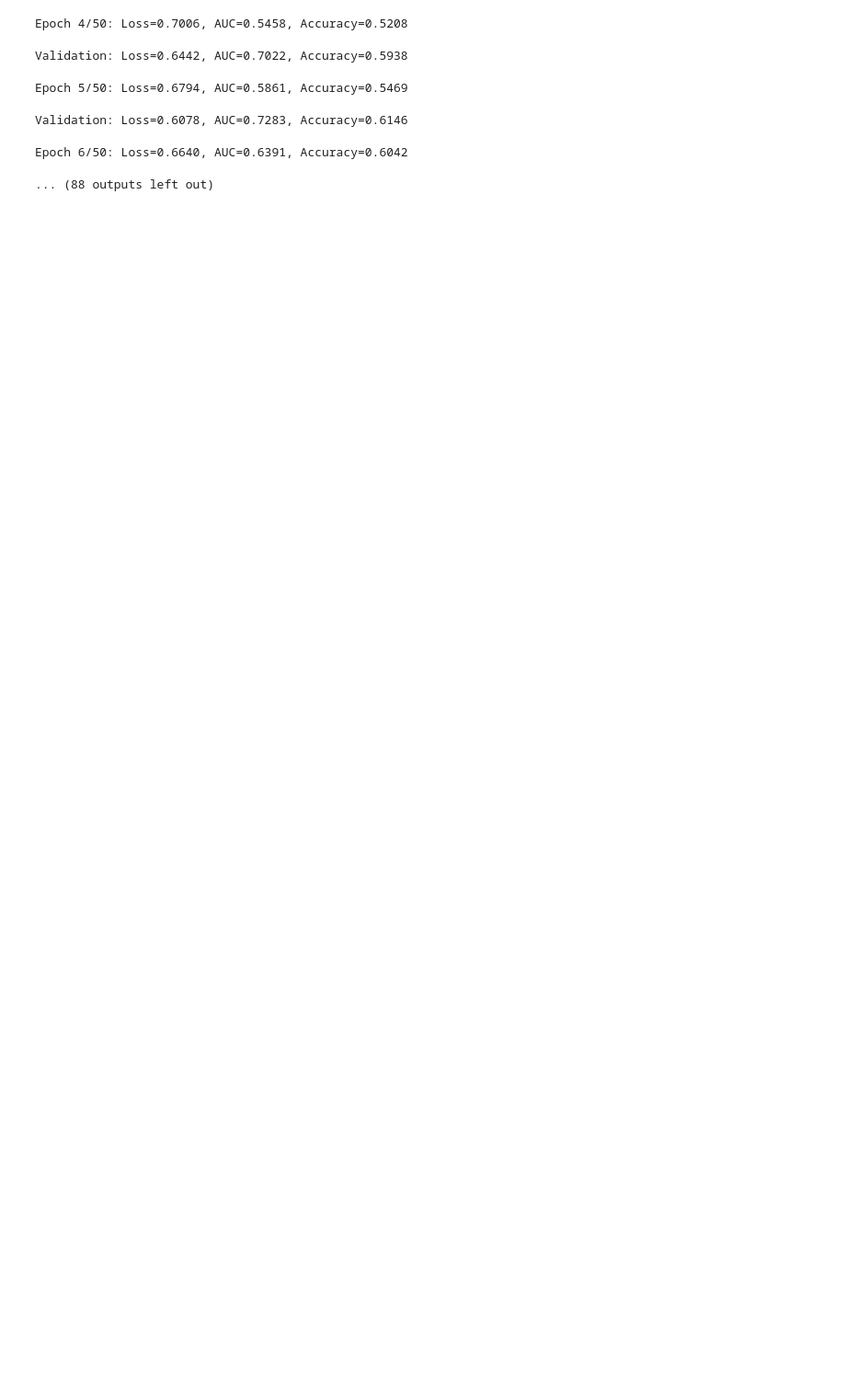
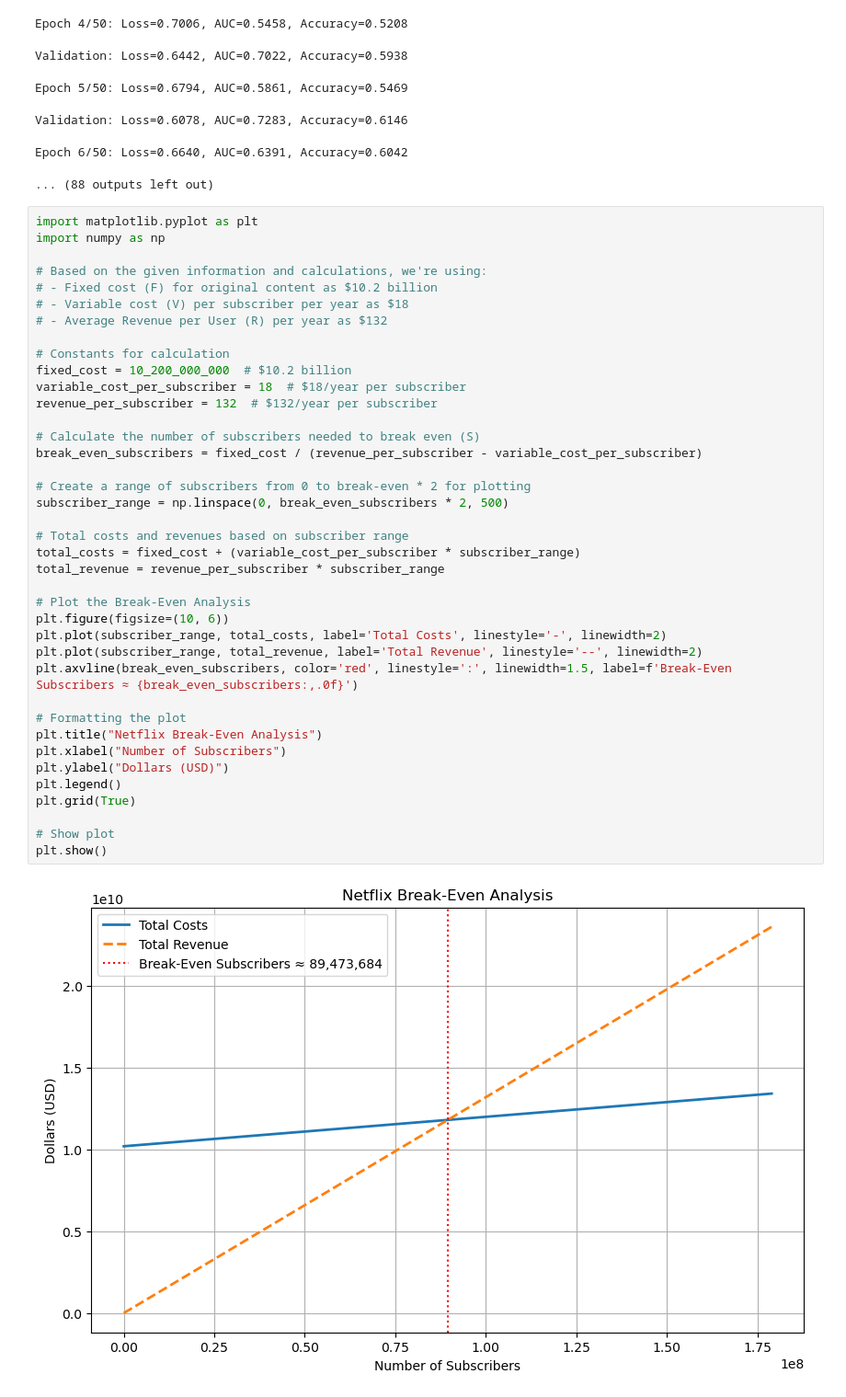
Before and after one commit to ASSISTments-IQP/LongitudinalKnowledgeTracing24, a Jupyter notebook: sakt/sakt_test.ipynb, the cells around one changed output. Shown at 92% size. Drawn from its saved outputs; the diff is of its cells as text; blank space fills up the shorter version.

```diff
--- a/sakt/sakt_test.ipynb
+++ b/sakt/sakt_test.ipynb
@@ -54,3 +54,44 @@ Epoch 5/50: Loss=0.6794, AUC=0.5861, Accuracy=0.5469
 Validation: Loss=0.6078, AUC=0.7283, Accuracy=0.6146
 Epoch 6/50: Loss=0.6640, AUC=0.6391, Accuracy=0.6042
 ... (88 outputs left out)
+# %%
+import matplotlib.pyplot as plt
+import numpy as np
+
+# Based on the given information and calculations, we're using:
+# - Fixed cost (F) for original content as $10.2 billion
+# - Variable cost (V) per subscriber per year as $18
+# - Average Revenue per User (R) per year as $132
+
+# Constants for calculation
+fixed_cost = 10_200_000_000  # $10.2 billion
+variable_cost_per_subscriber = 18  # $18/year per subscriber
+revenue_per_subscriber = 132  # $132/year per subscriber
+
+# Calculate the number of subscribers needed to break even (S)
+break_even_subscribers = fixed_cost / (revenue_per_subscriber - variable_cost_per_subscriber)
+
+# Create a range of subscribers from 0 to break-even * 2 for plotting
+subscriber_range = np.linspace(0, break_even_subscribers * 2, 500)
+
+# Total costs and revenues based on subscriber range
+total_costs = fixed_cost + (variable_cost_per_subscriber * subscriber_range)
+total_revenue = revenue_per_subscriber * subscriber_range
+
+# Plot the Break-Even Analysis
+plt.figure(figsize=(10, 6))
+plt.plot(subscriber_range, total_costs, label='Total Costs', linestyle='-', linewidth=2)
+plt.plot(subscriber_range, total_revenue, label='Total Revenue', linestyle='--', linewidth=2)
+plt.axvline(break_even_subscribers, color='red', linestyle=':', linewidth=1.5, label=f'Break-Even Subscribers ≈ {break_even_subscribers:,.0f}')
+
+# Formatting the plot
+plt.title("Netflix Break-Even Analysis")
+plt.xlabel("Number of Subscribers")
+plt.ylabel("Dollars (USD)")
+plt.legend()
+plt.grid(True)
+
+# Show plot
+plt.show()
+# %% [output]
+[figure, added]
```
Also changed, not shown: parts of 2 cells of this notebook, 1 other file.
